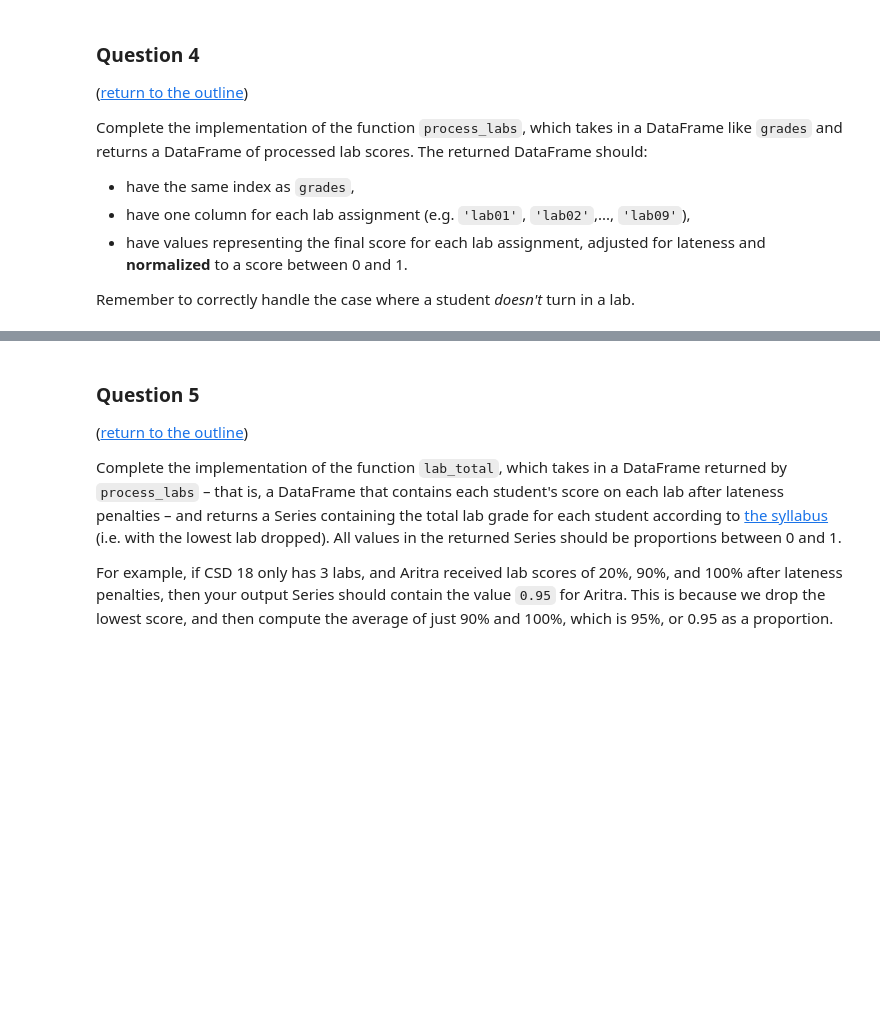
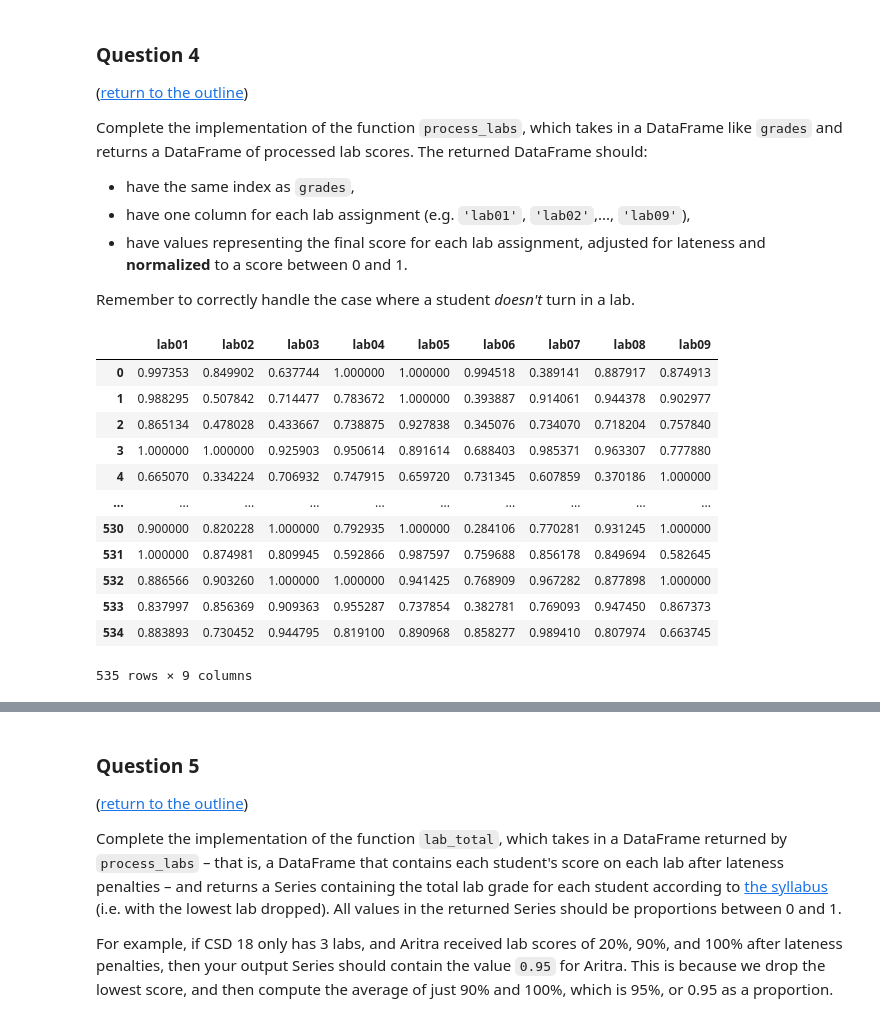
Before and after one commit to khloe-wongg/dsc80-2026-fa, a Jupyter notebook: projects/proj01/project.ipynb, the cells around one changed output, grey strips where cells are left out. Cells and saved outputs as stored; diff of their text form; code cells hidden in the pictures; blank space fills up the shorter version.

```diff
--- a/projects/proj01/project.ipynb
+++ b/projects/proj01/project.ipynb
@@ -337,3 +328,17 @@ Complete the implementation of the function `lateness_penalty`, which takes in a
 **Don't forget to factor in the grace period!** Remember, we will only be enforcing late penalties for labs, not for any other assignment category.
 
 **Note**: There is no grace period for real Gradescope!! Make sure you submit your assignments on time.
+# %%
+def lateness_penalty(col):
+    parts = col.str.split(":", expand=True).astype(float)
+    hours = parts[0] + (parts[1] / 60) + (parts[2] / 3600)
+    grace = 2
+    one_wk = 24 * 7
+    two_wk = 24 * 14
+
+    multipliers = pd.Series(0.4, index = col.index)
+    multipliers[hours <= two_wk] = 0.7
+    multipliers[hours <= one_wk] = 0.9
+    multipliers[hours <= grace] = 1.0
+
+    return multipliers
@@ -353,5 +375,33 @@ Complete the implementation of the function `process_labs`, which takes in a Dat
 * have values representing the final score for each lab assignment, adjusted for lateness and **normalized** to a score between 0 and 1.
 
 Remember to correctly handle the case where a student _doesn't_ turn in a lab.
+# %%
+def process_labs(grades):
+    labs = get_assignment_names(grades)['lab']
+    df = pd.DataFrame(index = grades.index)
+    for lab in labs:
+        raw_score = grades[lab].fillna(0)
+        max_pts = grades[lab + ' - Max Points']
+        mult = lateness_penalty(grades[lab + ' - Lateness (H:M:S)'])
+
+        df[lab] = (raw_score / max_pts) * mult
+    return df
+# %%
+test = process_labs(grades)
+test
+# %% [output]
+|  | lab01 | lab02 | lab03 | lab04 | lab05 | lab06 | lab07 | lab08 | lab09 |
+| 0 | 0.997353 | 0.849902 | 0.637744 | 1.000000 | 1.000000 | 0.994518 | 0.389141 | 0.887917 | 0.874913 |
+| 1 | 0.988295 | 0.507842 | 0.714477 | 0.783672 | 1.000000 | 0.393887 | 0.914061 | 0.944378 | 0.902977 |
+| 2 | 0.865134 | 0.478028 | 0.433667 | 0.738875 | 0.927838 | 0.345076 | 0.734070 | 0.718204 | 0.757840 |
+| 3 | 1.000000 | 1.000000 | 0.925903 | 0.950614 | 0.891614 | 0.688403 | 0.985371 | 0.963307 | 0.777880 |
+| 4 | 0.665070 | 0.334224 | 0.706932 | 0.747915 | 0.659720 | 0.731345 | 0.607859 | 0.370186 | 1.000000 |
+| ... | ... | ... | ... | ... | ... | ... | ... | ... | ... |
+| 530 | 0.900000 | 0.820228 | 1.000000 | 0.792935 | 1.000000 | 0.284106 | 0.770281 | 0.931245 | 1.000000 |
+| 531 | 1.000000 | 0.874981 | 0.809945 | 0.592866 | 0.987597 | 0.759688 | 0.856178 | 0.849694 | 0.582645 |
+| 532 | 0.886566 | 0.903260 | 1.000000 | 1.000000 | 0.941425 | 0.768909 | 0.967282 | 0.877898 | 1.000000 |
+| 533 | 0.837997 | 0.856369 | 0.909363 | 0.955287 | 0.737854 | 0.382781 | 0.769093 | 0.947450 | 0.867373 |
+| 534 | 0.883893 | 0.730452 | 0.944795 | 0.819100 | 0.890968 | 0.858277 | 0.989410 | 0.807974 | 0.663745 |
+535 rows × 9 columns
 # %%
 grader.check("q4")
```
Also changed, not shown: parts of 16 cells of this notebook, 2 other files.
